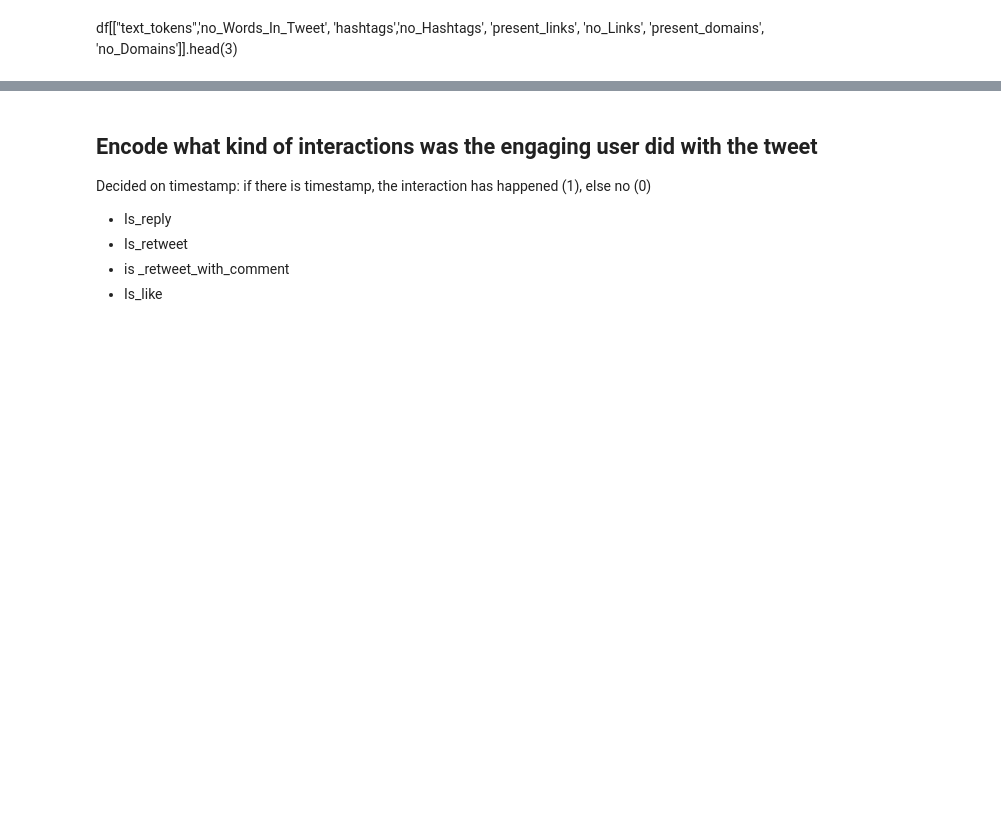
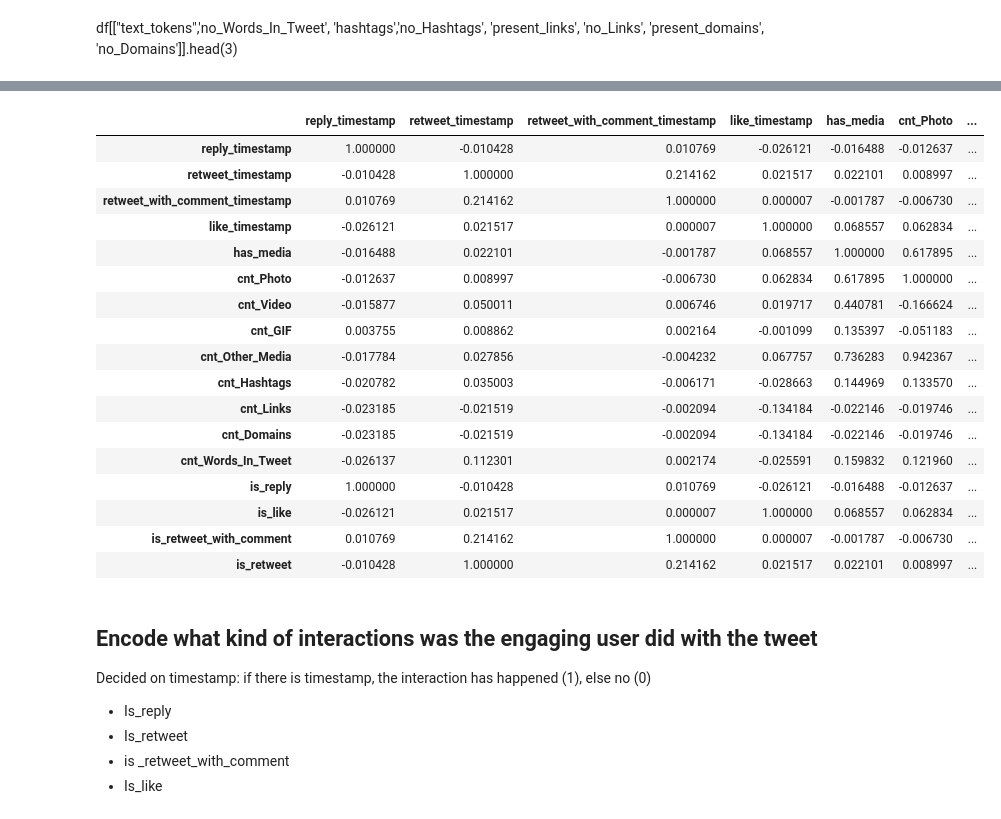
Before and after one commit to omgwenxx/recsys20, a Jupyter notebook: code/process.ipynb, the cells around one changed output, grey strips where cells are left out. Drawn from its saved outputs; the diff is of its cells as text; code cells hidden in the pictures; blank space fills up the shorter version.

```diff
--- a/code/process.ipynb
+++ b/code/process.ipynb
@@ -347,3 +357,24 @@ df[['cnt_Words_In_Tweet', 'cnt_Hashtags',  'cnt_Links', 'cnt_Domains']].head(3)
+# %%
+df.corr()
+# %% [output]
+|  | reply_timestamp | retweet_timestamp | retweet_with_comment_timestamp | like_timestamp | has_media | cnt_Photo | ... |
+| reply_timestamp | 1.000000 | -0.010428 | 0.010769 | -0.026121 | -0.016488 | -0.012637 | ... |
+| retweet_timestamp | -0.010428 | 1.000000 | 0.214162 | 0.021517 | 0.022101 | 0.008997 | ... |
+| retweet_with_comment_timestamp | 0.010769 | 0.214162 | 1.000000 | 0.000007 | -0.001787 | -0.006730 | ... |
+| like_timestamp | -0.026121 | 0.021517 | 0.000007 | 1.000000 | 0.068557 | 0.062834 | ... |
+| has_media | -0.016488 | 0.022101 | -0.001787 | 0.068557 | 1.000000 | 0.617895 | ... |
+| cnt_Photo | -0.012637 | 0.008997 | -0.006730 | 0.062834 | 0.617895 | 1.000000 | ... |
+| cnt_Video | -0.015877 | 0.050011 | 0.006746 | 0.019717 | 0.440781 | -0.166624 | ... |
+| cnt_GIF | 0.003755 | 0.008862 | 0.002164 | -0.001099 | 0.135397 | -0.051183 | ... |
+| cnt_Other_Media | -0.017784 | 0.027856 | -0.004232 | 0.067757 | 0.736283 | 0.942367 | ... |
+| cnt_Hashtags | -0.020782 | 0.035003 | -0.006171 | -0.028663 | 0.144969 | 0.133570 | ... |
+| cnt_Links | -0.023185 | -0.021519 | -0.002094 | -0.134184 | -0.022146 | -0.019746 | ... |
+| cnt_Domains | -0.023185 | -0.021519 | -0.002094 | -0.134184 | -0.022146 | -0.019746 | ... |
+| cnt_Words_In_Tweet | -0.026137 | 0.112301 | 0.002174 | -0.025591 | 0.159832 | 0.121960 | ... |
+| is_reply | 1.000000 | -0.010428 | 0.010769 | -0.026121 | -0.016488 | -0.012637 | ... |
+| is_like | -0.026121 | 0.021517 | 0.000007 | 1.000000 | 0.068557 | 0.062834 | ... |
+| is_retweet_with_comment | 0.010769 | 0.214162 | 1.000000 | 0.000007 | -0.001787 | -0.006730 | ... |
+| is_retweet | -0.010428 | 1.000000 | 0.214162 | 0.021517 | 0.022101 | 0.008997 | ... |
 # %% [markdown]
 ## Encode what kind of interactions was the engaging user did with the tweet
 Decided on timestamp: if there is timestamp, the interaction has happened (1), else no (0)
```
Also changed, not shown: parts of 4 cells of this notebook.
